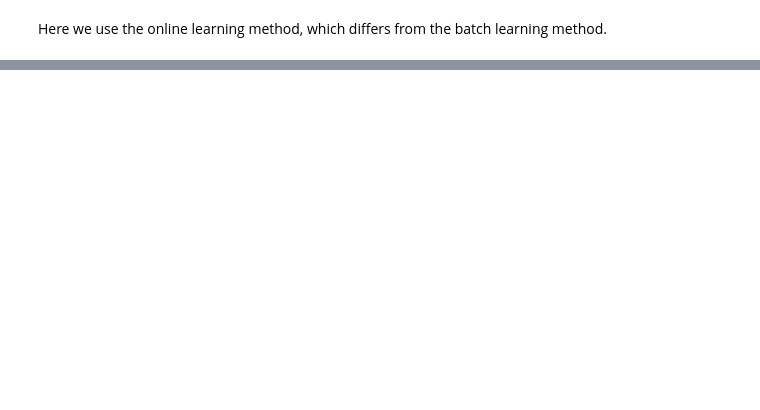
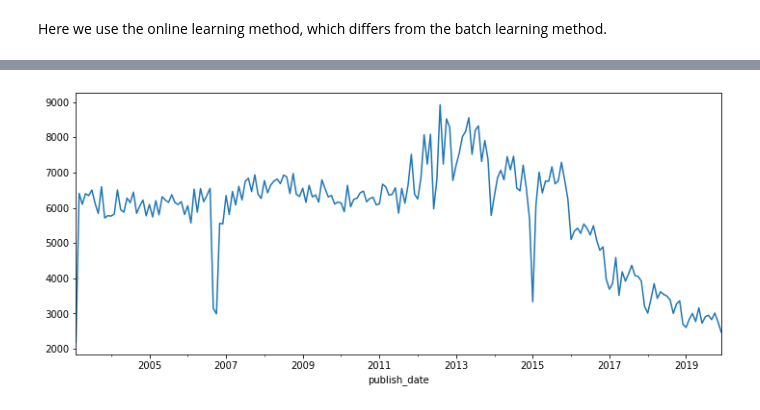
Before and after one commit to isaac-chung/data-science-projects, a Jupyter notebook: Topic Modeling/news-headlines.ipynb, the cells around one changed output, grey strips where cells are left out. Saved outputs shown, nothing was run; the diff lists cells and outputs as text; code cells hidden in the pictures; blank space fills up the shorter version.

```diff
--- a/Topic Modeling/news-headlines.ipynb
+++ b/Topic Modeling/news-headlines.ipynb
@@ -378,0 +343,4 @@ country       probe         pm            act           appeal
+# %%
+#Index the date
+df = df.set_index('publish_date')
+df.index
@@ -378,0 +358,3 @@ country       probe         pm            act           appeal
+# %%
+y = df['headline_text'].resample('MS').count()
+y
@@ -378,0 +375,9 @@ country       probe         pm            act           appeal
+# %%
+%matplotlib inline
+import matplotlib.pyplot as plt
+import seaborn as sns
+
+y.plot(figsize=(12,5))
+plt.show()
+# %% [output]
+[figure, added]
```
Also changed, not shown: parts of 26 cells of this notebook.
